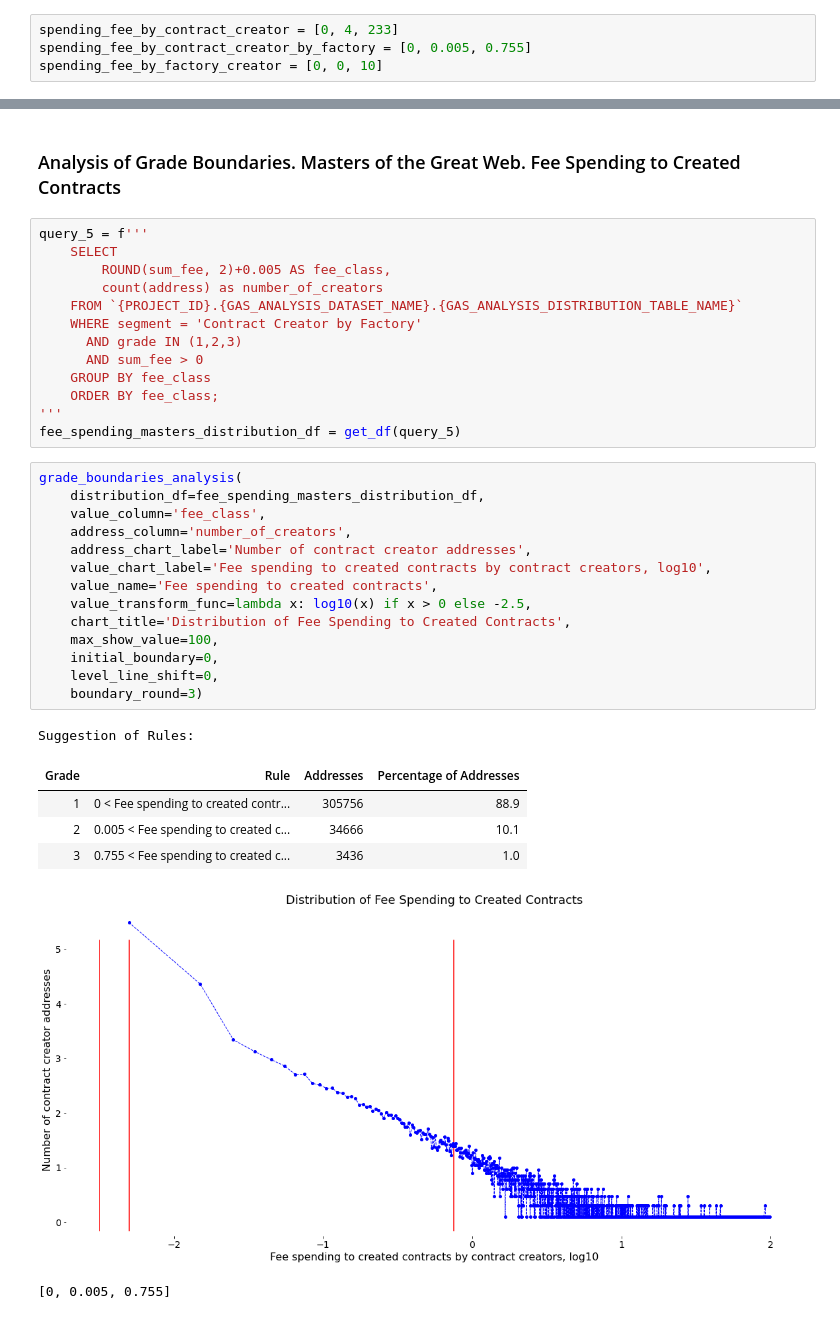
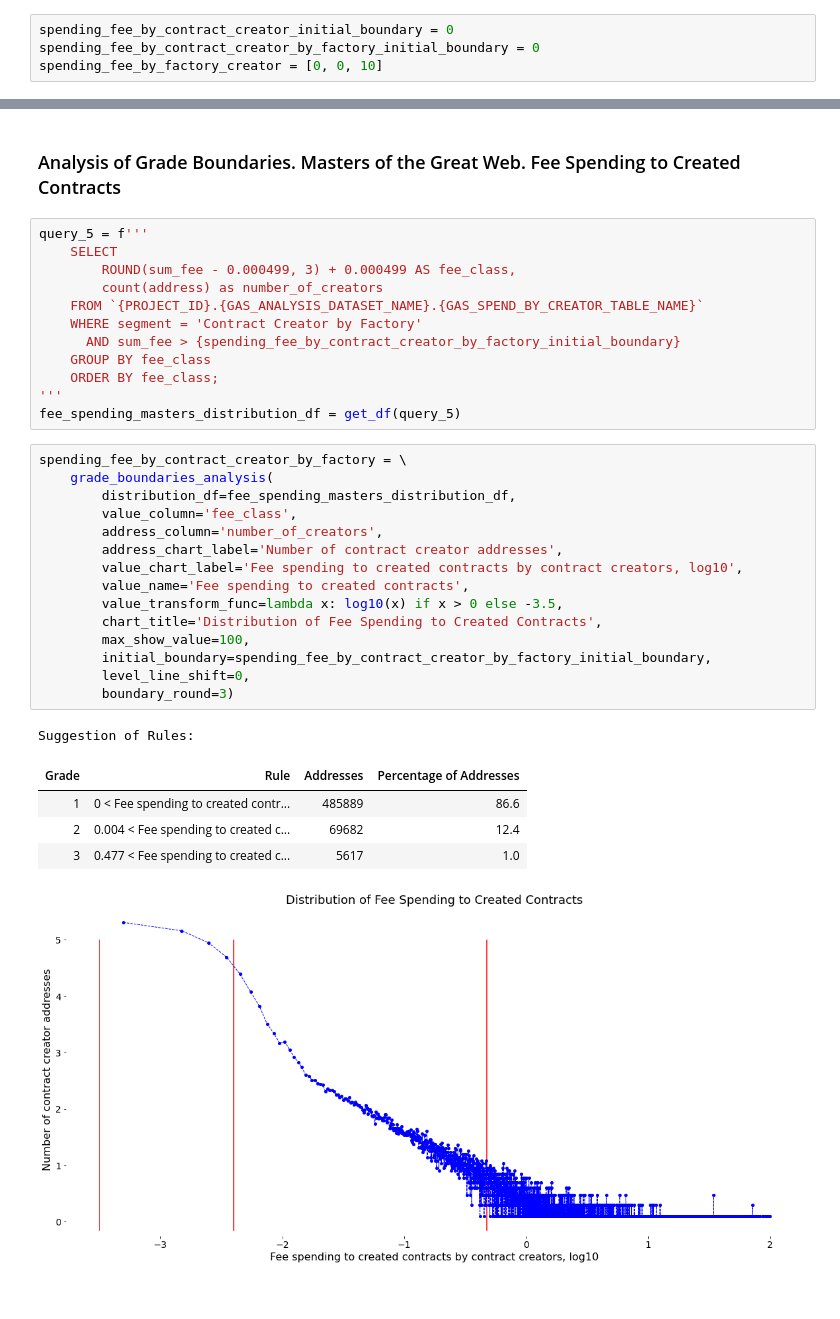
Before and after one commit to Snedashkovsky/cybergift, a Jupyter notebook: gas__hackers_and_masters.ipynb, the cells around one changed output, grey strips where cells are left out. Saved outputs shown, nothing was run; the diff lists cells and outputs as text.

Commit message:
- recalculate snapshot as of the Bostrom launch - refactor ERC721 and GAS Analysis - update Readme

```diff
--- a/gas__hackers_and_masters.ipynb
+++ b/gas__hackers_and_masters.ipynb
@@ -51,6 +13,6 @@ Described in the [Masters of the Great Web](masters__erc721_analysis.ipynb) Jupy
 # %%
-spending_fee_by_contract_creator = [0, 4, 233]
-spending_fee_by_contract_creator_by_factory = [0, 0.005, 0.755]
+spending_fee_by_contract_creator_initial_boundary = 0
+spending_fee_by_contract_creator_by_factory_initial_boundary = 0
 spending_fee_by_factory_creator = [0, 0, 10]
 # %% [markdown]
 ### Create Table with Spending Gas by Contracts
@@ -240,35 +225,34 @@ Suggestion of Rules:
 # %%
 query_5 = f'''
     SELECT
-        ROUND(sum_fee, 2)+0.005 AS fee_class,
+        ROUND(sum_fee - 0.000499, 3) + 0.000499 AS fee_class,
         count(address) as number_of_creators
-    FROM `{PROJECT_ID}.{GAS_ANALYSIS_DATASET_NAME}.{GAS_ANALYSIS_DISTRIBUTION_TABLE_NAME}`
+    FROM `{PROJECT_ID}.{GAS_ANALYSIS_DATASET_NAME}.{GAS_SPEND_BY_CREATOR_TABLE_NAME}`
     WHERE segment = 'Contract Creator by Factory'
-      AND grade IN (1,2,3)
-      AND sum_fee > 0
+      AND sum_fee > {spending_fee_by_contract_creator_by_factory_initial_boundary}
     GROUP BY fee_class
     ORDER BY fee_class;
 '''
 fee_spending_masters_distribution_df = get_df(query_5)
 # %%
-grade_boundaries_analysis(
-    distribution_df=fee_spending_masters_distribution_df,
-    value_column='fee_class',
-    address_column='number_of_creators',
-    address_chart_label='Number of contract creator addresses',
-    value_chart_label='Fee spending to created contracts by contract creators, log10',
-    value_name='Fee spending to created contracts',
-    value_transform_func=lambda x: log10(x) if x > 0 else -2.5,
-    chart_title='Distribution of Fee Spending to Created Contracts',
-    max_show_value=100,
-    initial_boundary=0,
-    level_line_shift=0,
-    boundary_round=3)
+spending_fee_by_contract_creator_by_factory = \
+    grade_boundaries_analysis(
+        distribution_df=fee_spending_masters_distribution_df,
+        value_column='fee_class',
+        address_column='number_of_creators',
+        address_chart_label='Number of contract creator addresses',
+        value_chart_label='Fee spending to created contracts by contract creators, log10',
+        value_name='Fee spending to created contracts',
+        value_transform_func=lambda x: log10(x) if x > 0 else -3.5,
+        chart_title='Distribution of Fee Spending to Created Contracts',
+        max_show_value=100,
+        initial_boundary=spending_fee_by_contract_creator_by_factory_initial_boundary,
+        level_line_shift=0,
+        boundary_round=3)
 # %% [output]
 Suggestion of Rules:
 | Grade | Rule | Addresses | Percentage of Addresses |
-| 1 | 0 < Fee spending to created contr... | 305756 | 88.9 |
-| 2 | 0.005 < Fee spending to created c... | 34666 | 10.1 |
-| 3 | 0.755 < Fee spending to created c... | 3436 | 1.0 |
+| 1 | 0 < Fee spending to created contr... | 485889 | 86.6 |
+| 2 | 0.004 < Fee spending to created c... | 69682 | 12.4 |
+| 3 | 0.477 < Fee spending to created c... | 5617 | 1.0 |
-[figure, old version]
+[figure, new version]
-[0, 0.005, 0.755]
```
Also changed, not shown: parts of 10 cells of this notebook, 2 other files.
